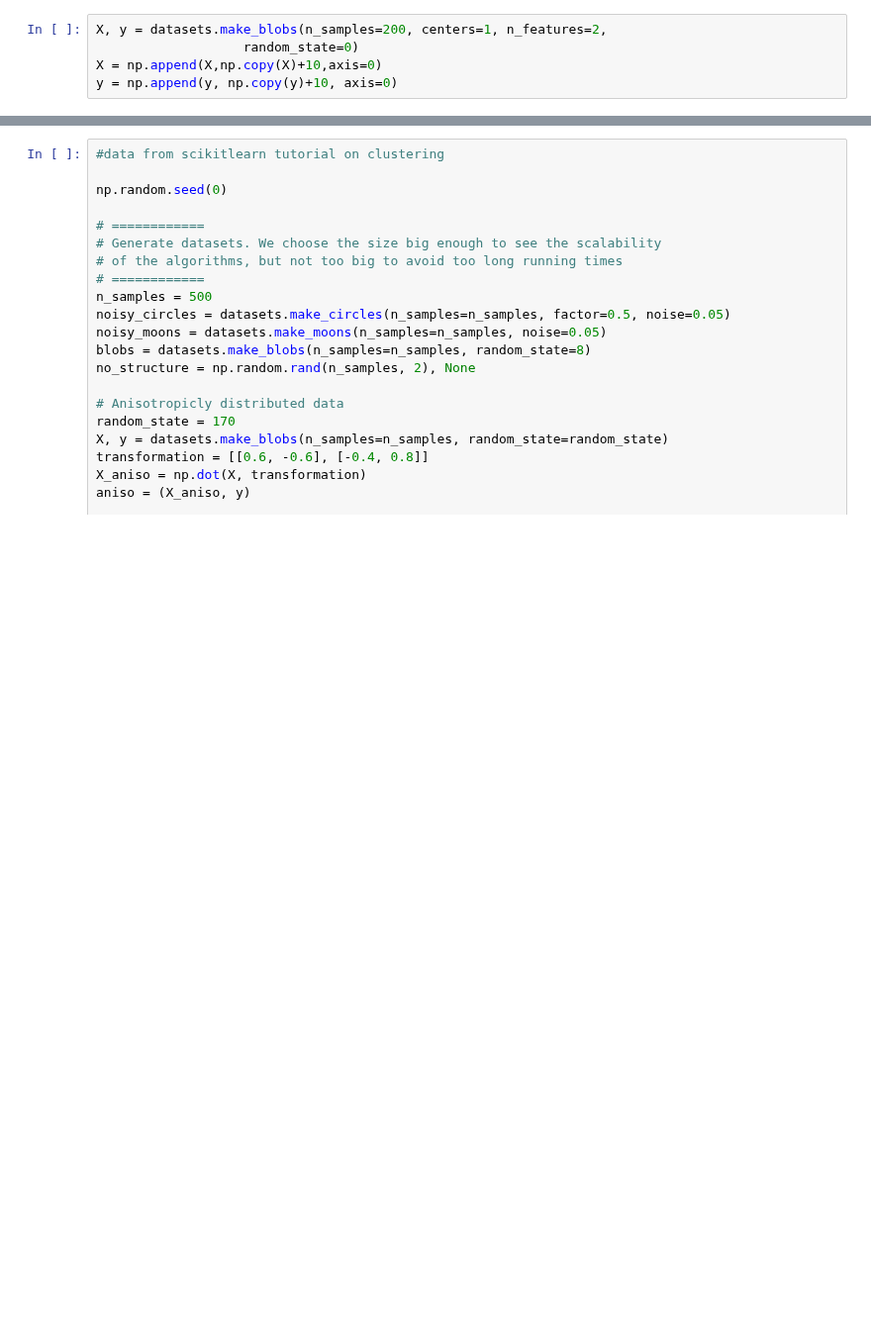
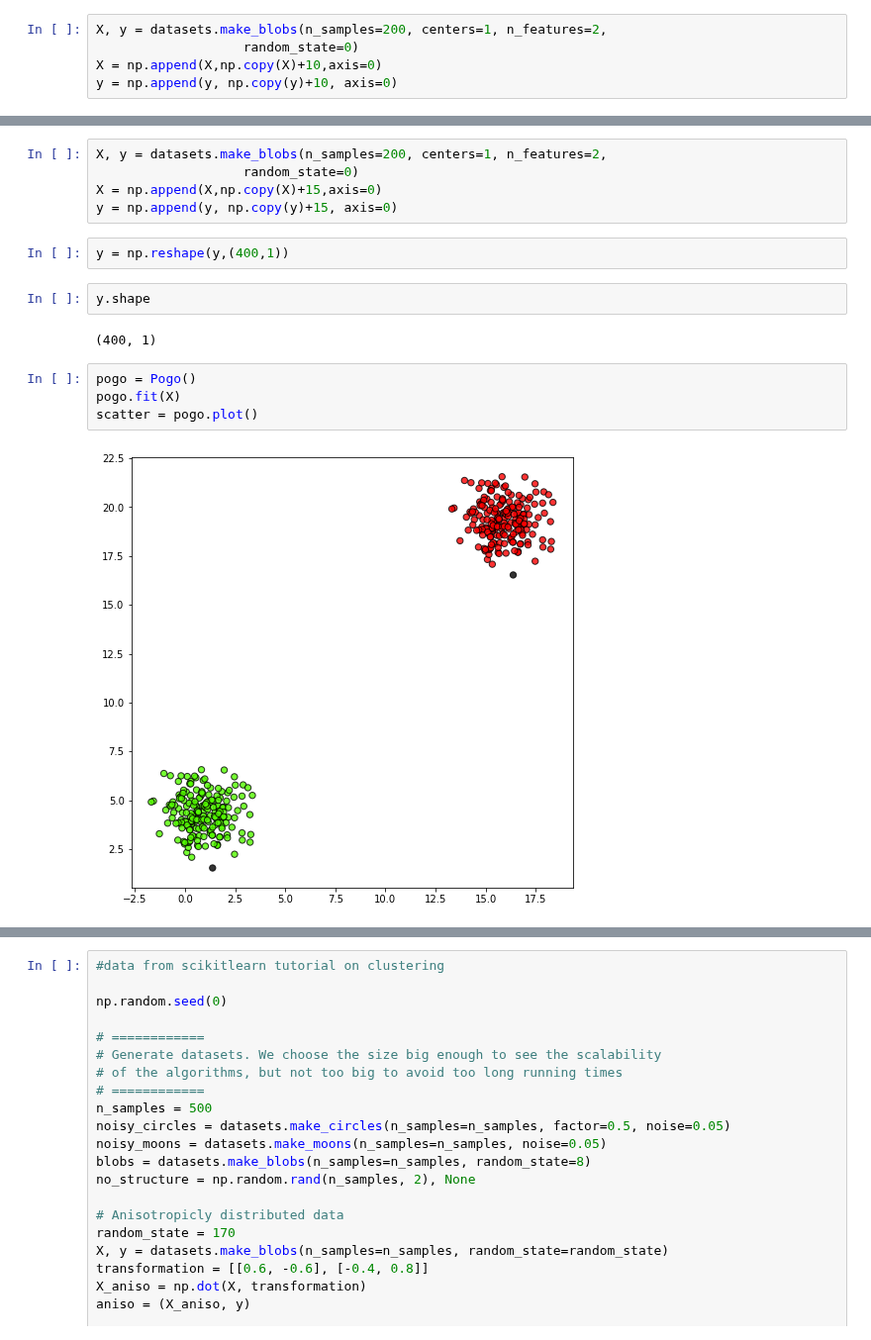
Before and after one commit to gabrielkassjohnson/parameter-free-topological-clustering, a Jupyter notebook: pogo-test-sets.ipynb, the cells around one changed output, grey strips where cells are left out. Shown at 99% size. Cells and saved outputs as stored; diff of their text form; blank space fills up the shorter version.

```diff
--- a/pogo-test-sets.ipynb
+++ b/pogo-test-sets.ipynb
@@ -34,0 +60,17 @@ Maximum Silhouette Score: 8923
+# %%
+X, y = datasets.make_blobs(n_samples=200, centers=1, n_features=2,
+                   random_state=0)
+X = np.append(X,np.copy(X)+15,axis=0)
+y = np.append(y, np.copy(y)+15, axis=0)
+# %%
+y = np.reshape(y,(400,1))
+# %%
+y.shape
+# %% [output]
+(400, 1)
+# %%
+pogo = Pogo()
+pogo.fit(X)
+scatter = pogo.plot()
+# %% [output]
+[figure, added]
```
Also changed, not shown: parts of 100 cells of this notebook, 1 other file.
